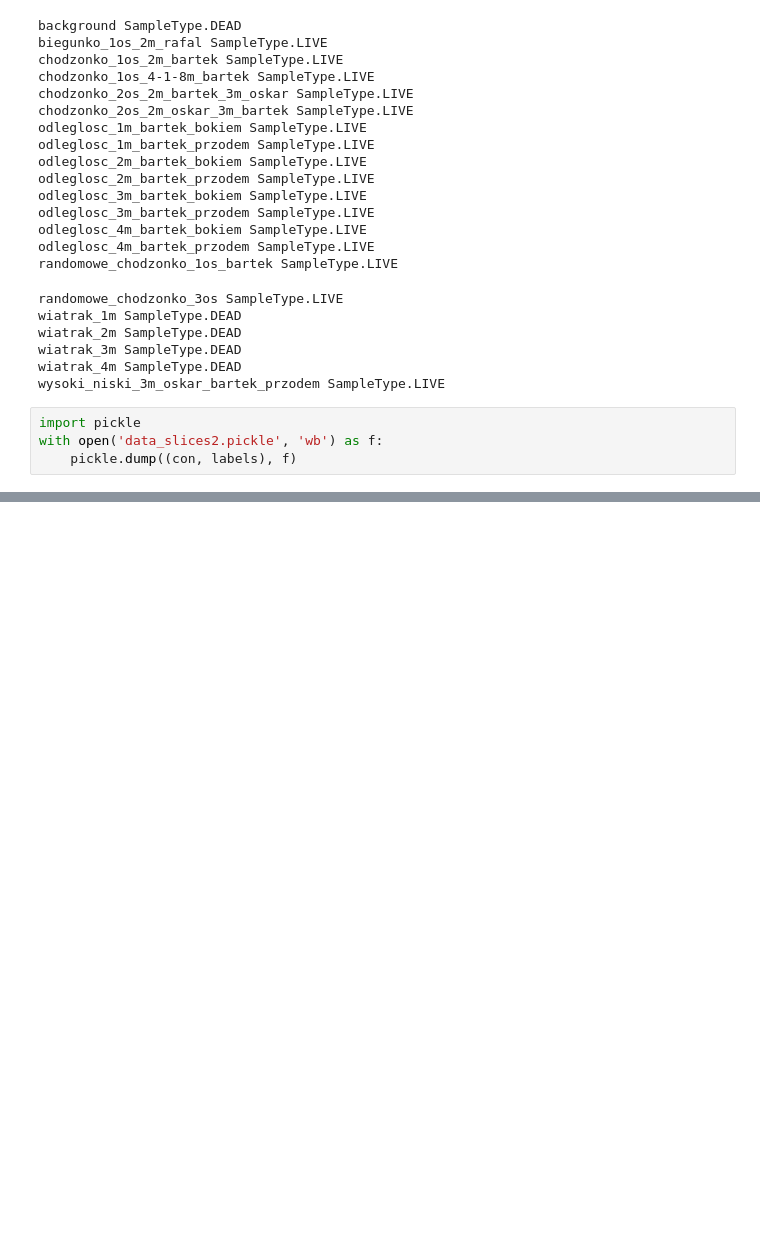
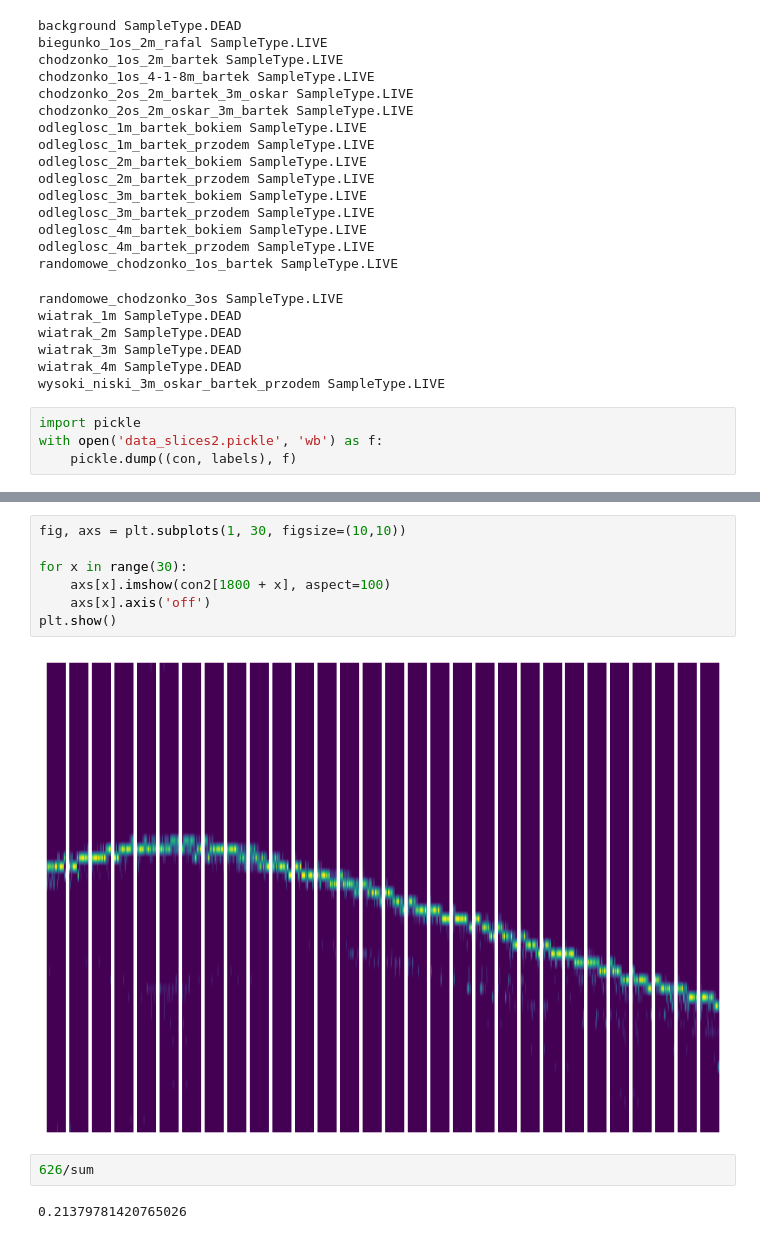
Before and after one commit to Norceis/radar-project, a Jupyter notebook: notebooks/slices_dataset.ipynb, the cells around one changed output, grey strips where cells are left out. Saved outputs shown, nothing was run; the diff lists cells and outputs as text; blank space fills up the shorter version.

```diff
--- a/notebooks/slices_dataset.ipynb
+++ b/notebooks/slices_dataset.ipynb
@@ -103,0 +115,13 @@ plt.imshow(con2[0])
+# %%
+fig, axs = plt.subplots(1, 30, figsize=(10,10))
+
+for x in range(30):
+    axs[x].imshow(con2[1800 + x], aspect=100)
+    axs[x].axis('off')
+plt.show()
+# %% [output]
+[figure, added]
+# %%
+626/sum
+# %% [output]
+0.21379781420765026
```
Also changed, not shown: parts of 2 cells of this notebook, 4 other files.
